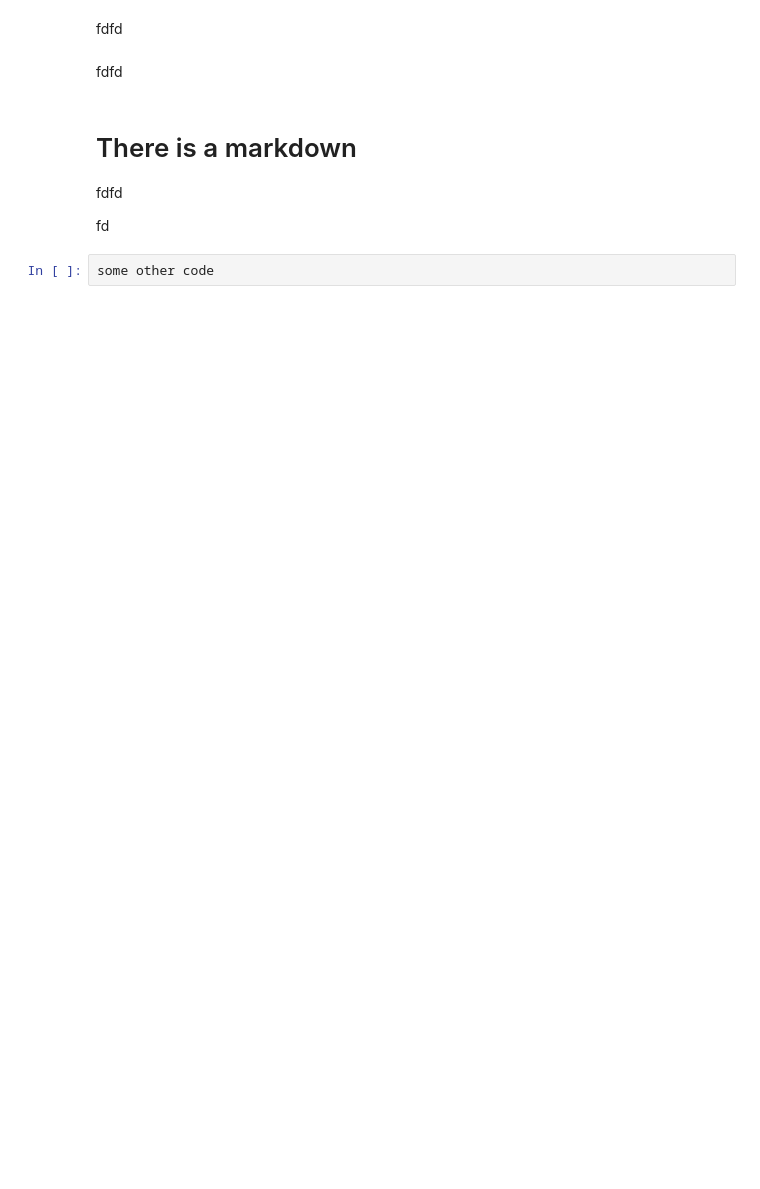
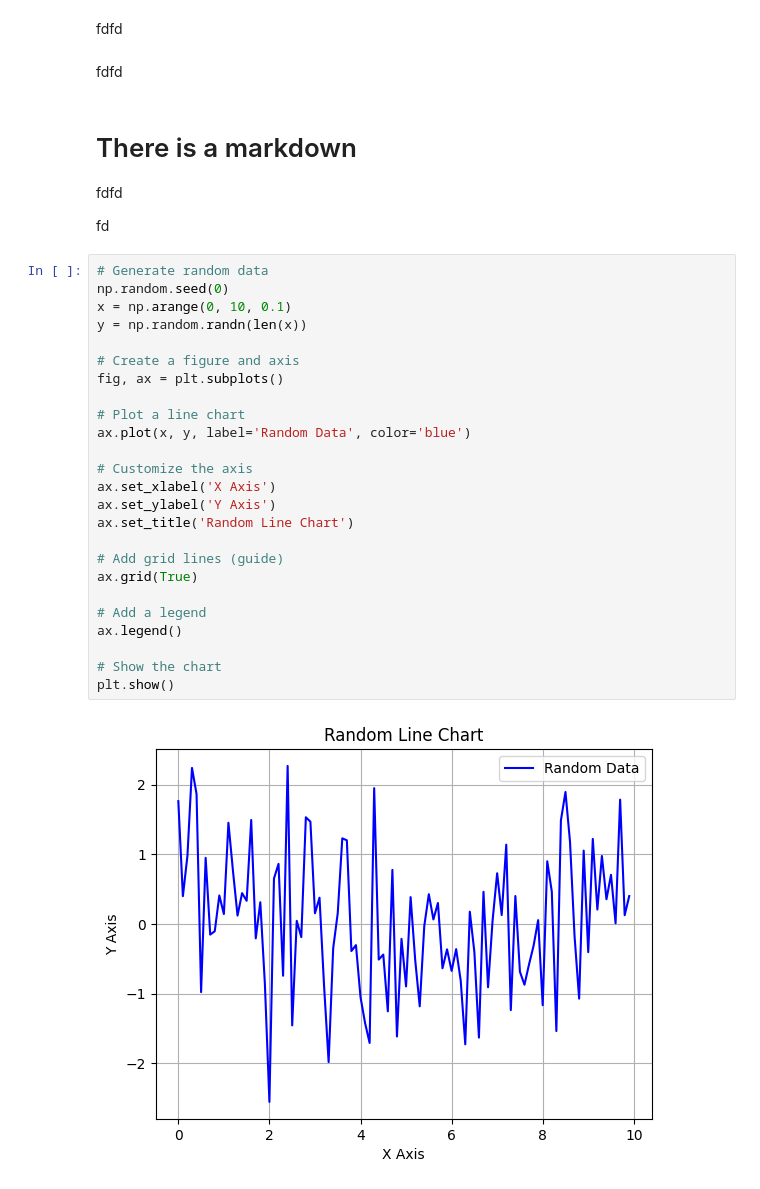
Before and after one commit to surfinzap/bikkuri-theme-vscode, a Jupyter notebook: samples/sample.ipynb, the cells around one changed output. Saved outputs shown, nothing was run; the diff lists cells and outputs as text; blank space fills up the shorter version.

```diff
--- a/samples/sample.ipynb
+++ b/samples/sample.ipynb
@@ -44,5 +37,30 @@ fdfd
 fdfd
 
 fd
-# %%
-some other code
+# %%
+# Generate random data
+np.random.seed(0)
+x = np.arange(0, 10, 0.1)
+y = np.random.randn(len(x))
+
+# Create a figure and axis
+fig, ax = plt.subplots()
+
+# Plot a line chart
+ax.plot(x, y, label='Random Data', color='blue')
+
+# Customize the axis
+ax.set_xlabel('X Axis')
+ax.set_ylabel('Y Axis')
+ax.set_title('Random Line Chart')
+
+# Add grid lines (guide)
+ax.grid(True)
+
+# Add a legend
+ax.legend()
+
+# Show the chart
+plt.show()
+# %% [output]
+[figure, added]
```
Also changed, not shown: parts of 1 cell of this notebook, 14 other files.
